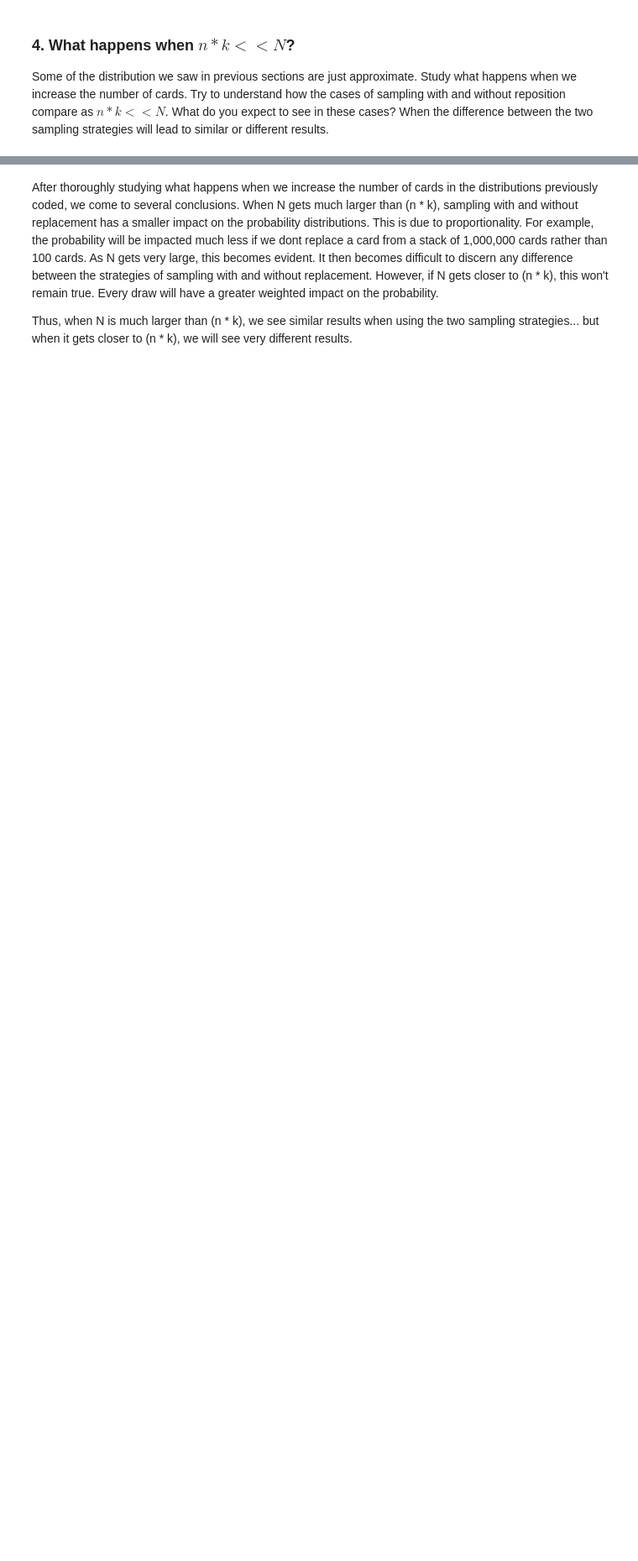
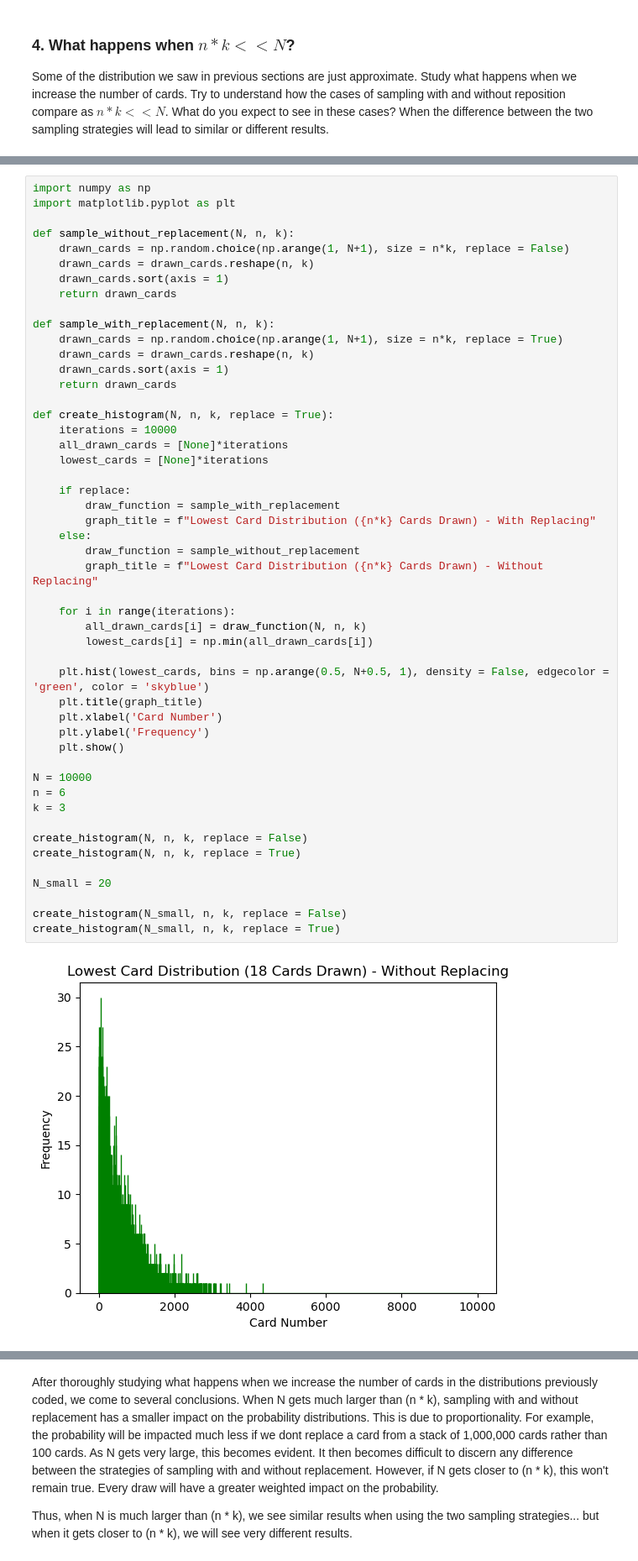
Before and after one commit to UCB-stat-201a-fall23/projectno1-themind-graysonmeckfessel, a Jupyter notebook: Project01-TheMind.ipynb, the cells around one changed output, grey strips where cells are left out. Shown: that part at 84% size. Saved outputs shown, nothing was run; the diff lists cells and outputs as text; blank space fills up the shorter version.

```diff
--- a/Project01-TheMind.ipynb
+++ b/Project01-TheMind.ipynb
@@ -405,0 +363,51 @@ plot_histogram(N, n, k, replace = True)
+# %%
+import numpy as np
+import matplotlib.pyplot as plt
+
+def sample_without_replacement(N, n, k):
+    drawn_cards = np.random.choice(np.arange(1, N+1), size = n*k, replace = False)
+    drawn_cards = drawn_cards.reshape(n, k)
+    drawn_cards.sort(axis = 1)
+    return drawn_cards
+
+def sample_with_replacement(N, n, k):
+    drawn_cards = np.random.choice(np.arange(1, N+1), size = n*k, replace = True)
+    drawn_cards = drawn_cards.reshape(n, k)
+    drawn_cards.sort(axis = 1)
+    return drawn_cards
+
+def create_histogram(N, n, k, replace = True):
+    iterations = 10000
+    all_drawn_cards = [None]*iterations
+    lowest_cards = [None]*iterations
+
+    if replace:
+        draw_function = sample_with_replacement
+        graph_title = f"Lowest Card Distribution ({n*k} Cards Drawn) - With Replacing"
+    else:
+        draw_function = sample_without_replacement
+        graph_title = f"Lowest Card Distribution ({n*k} Cards Drawn) - Without Replacing"
+
+    for i in range(iterations):
+        all_drawn_cards[i] = draw_function(N, n, k)
+        lowest_cards[i] = np.min(all_drawn_cards[i])
+
+    plt.hist(lowest_cards, bins = np.arange(0.5, N+0.5, 1), density = False, edgecolor = 'green', color = 'skyblue')
+    plt.title(graph_title)
+    plt.xlabel('Card Number')
+    plt.ylabel('Frequency')
+    plt.show()
+
+N = 10000
+n = 6
+k = 3
+
+create_histogram(N, n, k, replace = False)
+create_histogram(N, n, k, replace = True)
+
+N_small = 20
+
+create_histogram(N_small, n, k, replace = False)
+create_histogram(N_small, n, k, replace = True)
+# %% [output]
+[figure, added]
```
Also changed, not shown: parts of 2 cells of this notebook.
